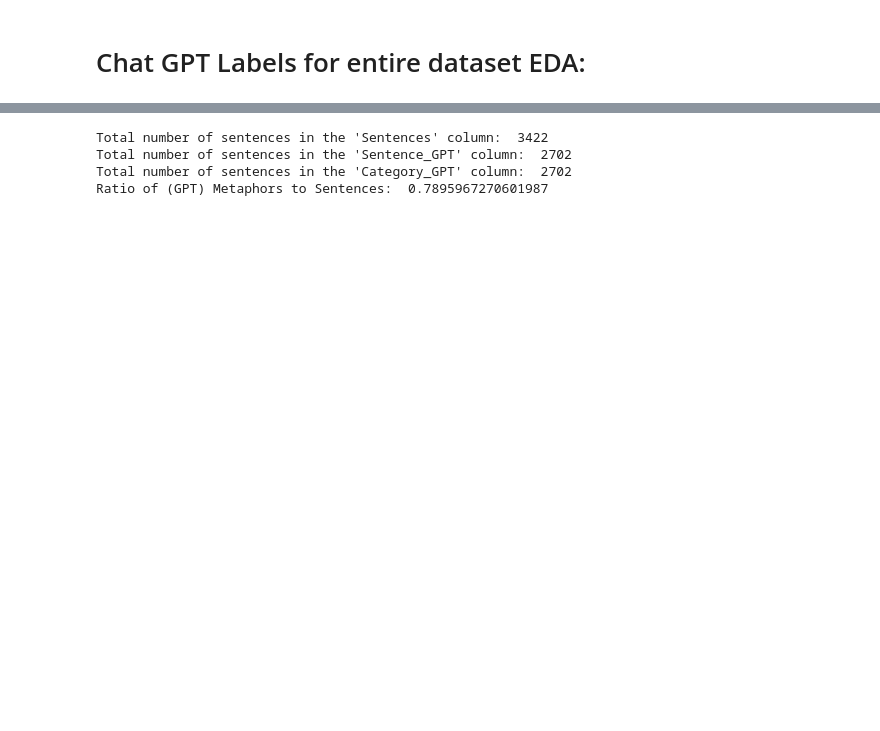
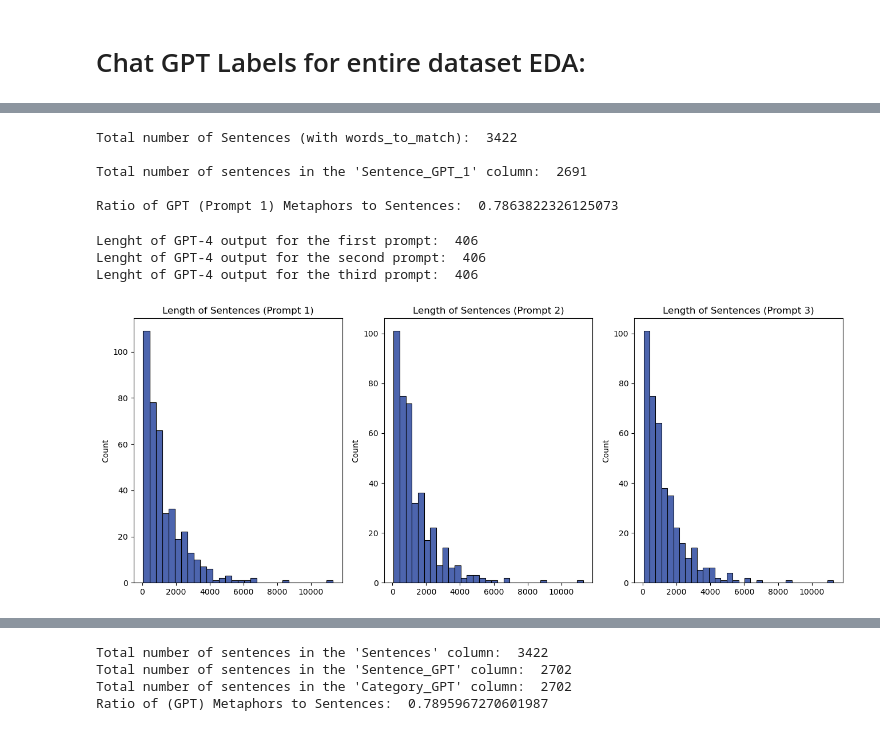
Before and after one commit to lalvarezpoli/DSDM_Thesis, a Jupyter notebook: ChatGPT_Labelling.ipynb, the cells around one changed output, grey strips where cells are left out. Drawn from its saved outputs; the diff is of its cells as text; code cells hidden in the pictures; blank space fills up the shorter version.

```diff
--- a/ChatGPT_Labelling.ipynb
+++ b/ChatGPT_Labelling.ipynb
@@ -295,4 +422,4 @@ print(len(gpt_answer))"""
 # %%
 """# Save the GPT-4 output to a pickle file
-with open('gpt_answer_all.pkl', 'wb') as f:
+with open('gpt_answer_all_3.pkl', 'wb') as f:
     pickle.dump(gpt_answer, f)"""
@@ -301,6 +425,0 @@ with open('gpt_answer_all.pkl', 'wb') as f:
-# %%
-# Load the GPT-4 output from the pickle file
-with open('gpt_answer.pkl', 'rb') as f:
-    gpt_answer = pickle.load(f)
-
-len(gpt_answer)
@@ -521,5 +840,7 @@ F1 Score:  0.8623853211009175
 with open('gpt_answer_all.pkl', 'rb') as f:
     gpt_answer_all = pickle.load(f)
 
-len(gpt_answer_all)
+print("Lenght of GPT-4 output for the first prompt: ", len(gpt_answer_all))
+
+gpt_answer_all_1 = gpt_answer_all[1:]
 # %% [output]
@@ -543,2 +866,45 @@ len(gpt_answer_all)
+# %%
+# Sanity check:
+print("Total number of Sentences (with words_to_match): ", df['Sentences'].apply(len).sum())
+print("")
+print("Total number of sentences in the 'Sentence_GPT_1' column: ", df['Sentence_TEST'].apply(len).sum())
+print("")
+print("Ratio of GPT (Prompt 1) Metaphors to Sentences: ", df['Sentence_TEST'].apply(len).sum() / df['Sentences'].apply(len).sum())
+# %% [output]
+Total number of Sentences (with words_to_match):  3422
+
+Total number of sentences in the 'Sentence_GPT_1' column:  2691
+
+Ratio of GPT (Prompt 1) Metaphors to Sentences:  0.7863822326125073
+# %%
+# Load the GPT-4 output from the pickle file
+with open('gpt_answer_all_1.pkl', 'rb') as f:
+    gpt_answer_all_1 = pickle.load(f)
+
+with open('gpt_answer_all_2.pkl', 'rb') as f:
+    gpt_answer_all_2 = pickle.load(f)
+
+with open('gpt_answer_all_3.pkl', 'rb') as f:
+    gpt_answer_all_3 = pickle.load(f)
+
+print("Lenght of GPT-4 output for the first prompt: ", len(gpt_answer_all_1))
+print("Lenght of GPT-4 output for the second prompt: ", len(gpt_answer_all_2))
+print("Lenght of GPT-4 output for the third prompt: ", len(gpt_answer_all_3))
+# %% [output]
+Lenght of GPT-4 output for the first prompt:  406
+Lenght of GPT-4 output for the second prompt:  406
+Lenght of GPT-4 output for the third prompt:  406
+# %%
+# Print distribution of the length of the sentences
+fig, ax = plt.subplots(1, 3, figsize=(16, 6))
+sns.histplot([len(sentences) for sentences in gpt_answer_all_1], ax=ax[0], color=color)
+ax[0].set_title("Length of Sentences (Prompt 1)")
+sns.histplot([len(sentences) for sentences in gpt_answer_all_2], ax=ax[1], color=color)
+ax[1].set_title("Length of Sentences (Prompt 2)")
+sns.histplot([len(sentences) for sentences in gpt_answer_all_3], ax=ax[2], color=color)
+ax[2].set_title("Length of Sentences (Prompt 3)")
+plt.show()
+# %% [output]
+[figure, added]
 # %%
 # Drop the first element which is the initial prompt
```
Also changed, not shown: parts of 47 cells of this notebook, 11 other files.
